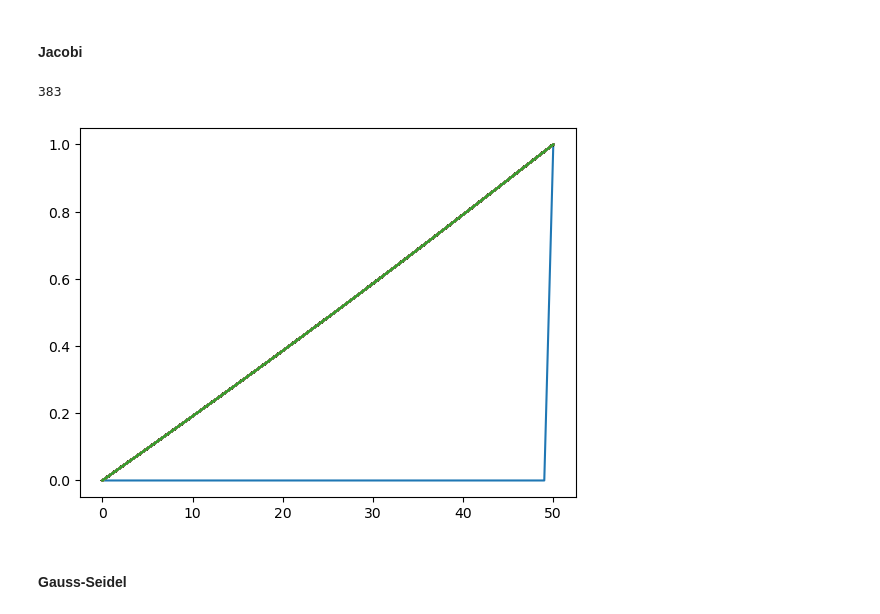
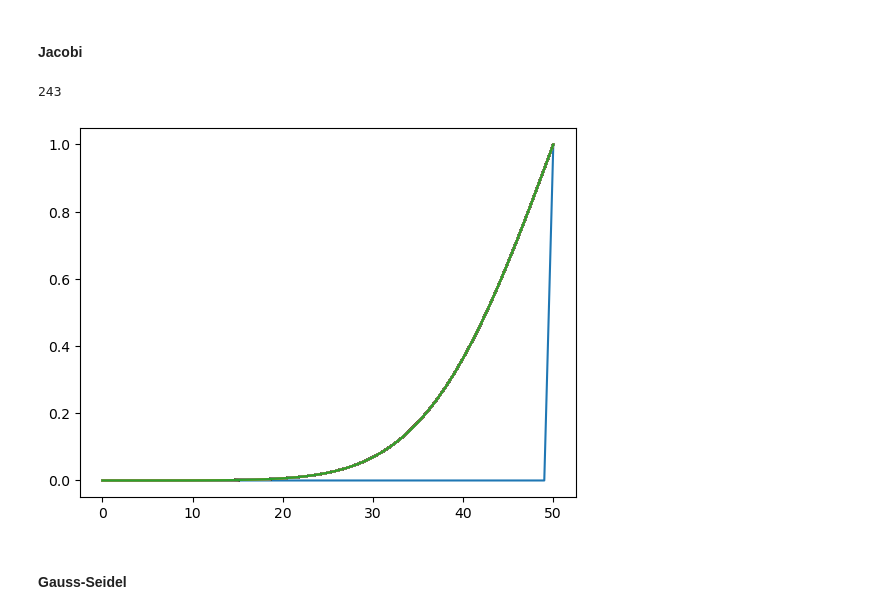
Before and after one commit to JuanSandalinas/Scientific-Computing, a Jupyter notebook: questions.ipynb, the cells around one changed output. Cells and saved outputs as stored; diff of their text form; code cells hidden in the pictures.

```diff
--- a/questions.ipynb
+++ b/questions.ipynb
@@ -162,16 +164,15 @@ plt.show()
 # %% [markdown]
 #### Jacobi
 # %%
-dif.time_independent(jacobi,stop = 0.00001)
+dif.time_independent(jacobi,stop = 0.001, store_step = 1)
 print(len(dif.data))
-for d in dif.data:
+for i,d in enumerate(dif.data):
     text = f"Jacobi"
-    plt.plot(d[::-1,1],label=text)
-    #plt.legend()
+    plt.plot(d[::-1,1], label = text)
 plt.show()
 # %% [output]
-383
+243
-[figure, old version]
+[figure, new version]
 # %% [markdown]
 #### Gauss-Seidel
 # %%
```
Also changed, not shown: parts of 2 cells of this notebook, 2 other files.
